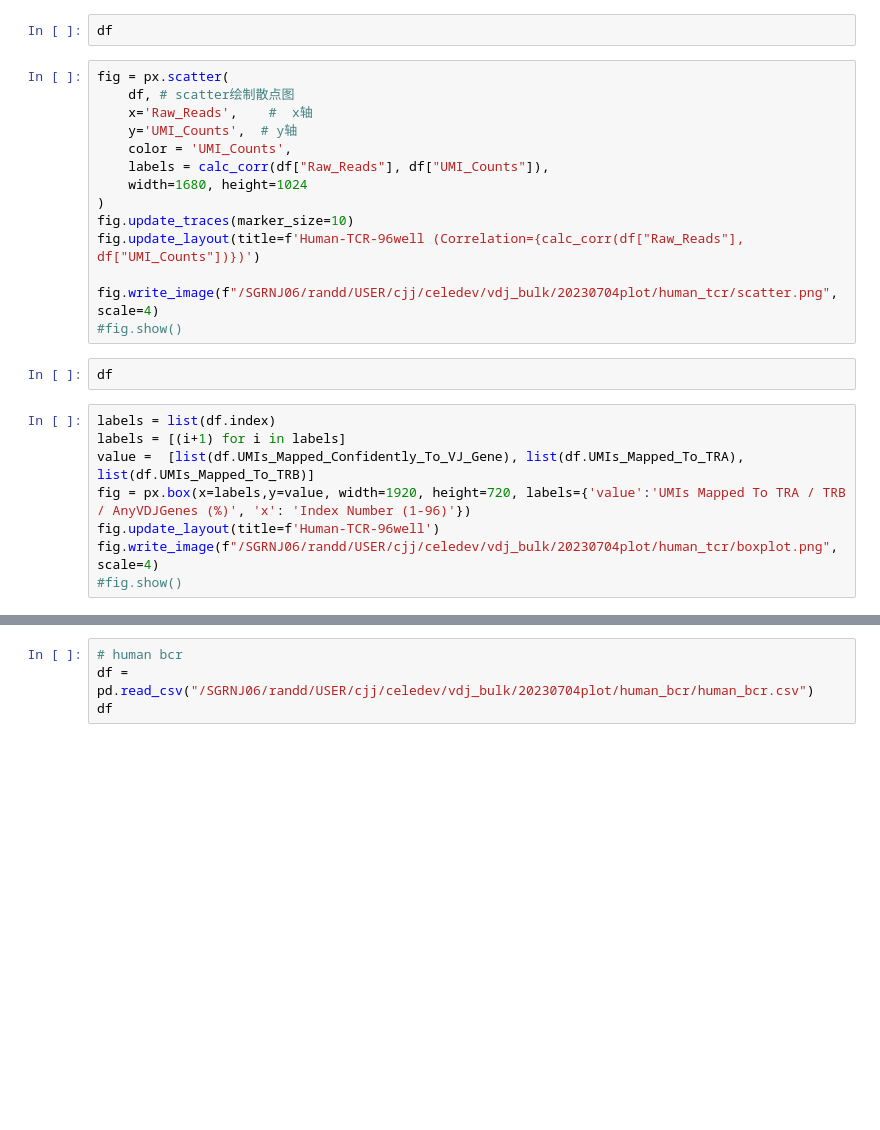
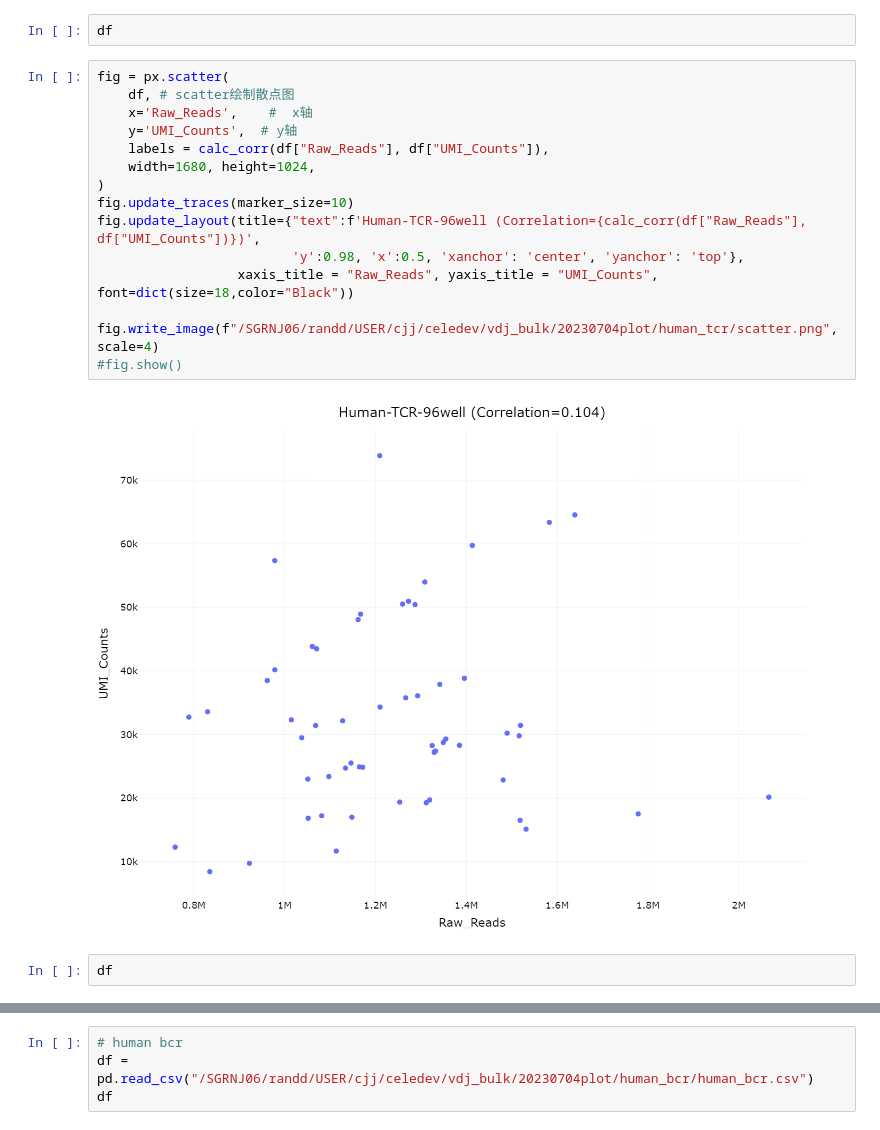
Before and after one commit to Chenjunjie1996/Self-Used-Scripts, a Jupyter notebook: bulk_tcr/20230704plot.ipynb, the cells around one changed output, grey strips where cells are left out. Cells and saved outputs as stored; diff of their text form; blank space fills up the shorter version.

```diff
--- a/bulk_tcr/20230704plot.ipynb
+++ b/bulk_tcr/20230704plot.ipynb
@@ -31,24 +34,19 @@ df
 # %%
 fig = px.scatter(
     df, # scatter绘制散点图
     x='Raw_Reads',    #  x轴
     y='UMI_Counts',  # y轴
-    color = 'UMI_Counts',
     labels = calc_corr(df["Raw_Reads"], df["UMI_Counts"]),
-    width=1680, height=1024
+    width=1680, height=1024,
 )
 fig.update_traces(marker_size=10)
-fig.update_layout(title=f'Human-TCR-96well (Correlation={calc_corr(df["Raw_Reads"], df["UMI_Counts"])})')
+fig.update_layout(title={"text":f'Human-TCR-96well (Correlation={calc_corr(df["Raw_Reads"], df["UMI_Counts"])})',
+                         'y':0.98, 'x':0.5, 'xanchor': 'center', 'yanchor': 'top'},
+                  xaxis_title = "Raw_Reads", yaxis_title = "UMI_Counts", font=dict(size=18,color="Black"))
 
 fig.write_image(f"/SGRNJ06/randd/USER/cjj/celedev/vdj_bulk/20230704plot/human_tcr/scatter.png", scale=4)
 #fig.show()
+# %% [output]
+[figure, added]
 # %%
 df
-# %%
-labels = list(df.index)
-labels = [(i+1) for i in labels]
-value =  [list(df.UMIs_Mapped_Confidently_To_VJ_Gene), list(df.UMIs_Mapped_To_TRA), list(df.UMIs_Mapped_To_TRB)]
-fig = px.box(x=labels,y=value, width=1920, height=720, labels={'value':'UMIs Mapped To TRA / TRB / AnyVDJGenes (%)', 'x': 'Index Number (1-96)'})
-fig.update_layout(title=f'Human-TCR-96well')
-fig.write_image(f"/SGRNJ06/randd/USER/cjj/celedev/vdj_bulk/20230704plot/human_tcr/boxplot.png", scale=4)
-#fig.show()
```
Also changed, not shown: parts of 40 cells of this notebook.
